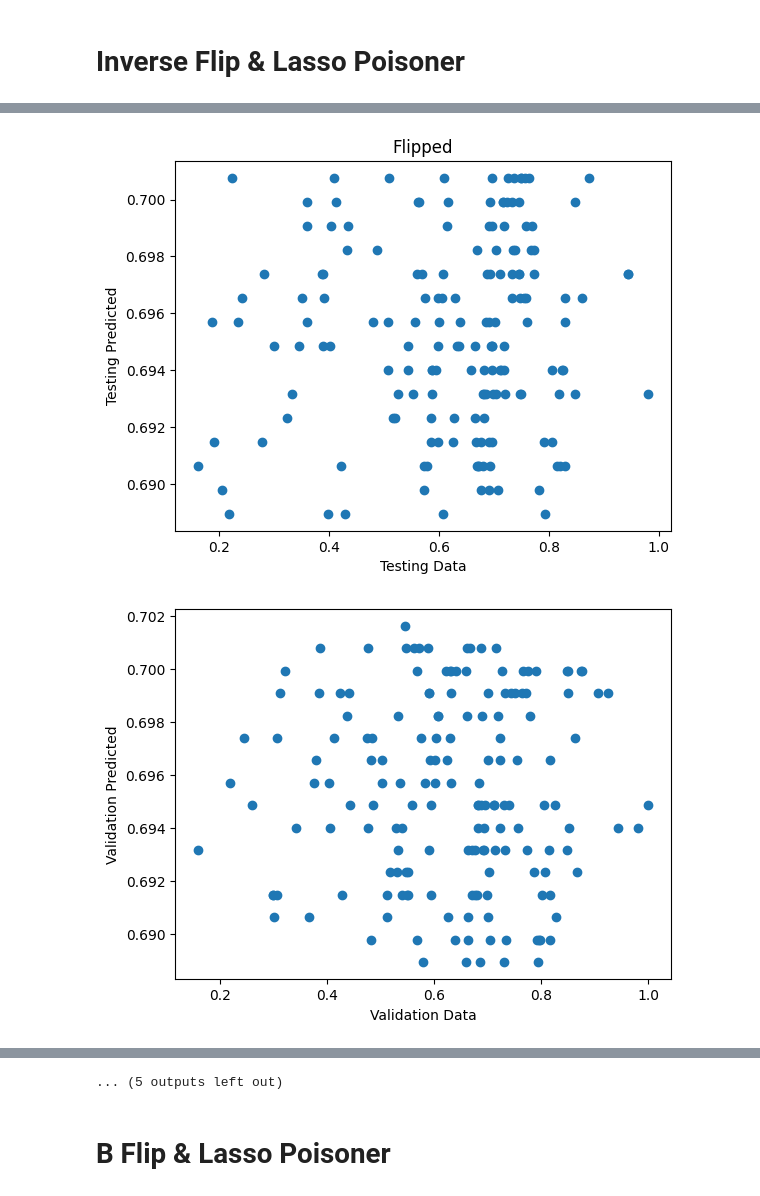
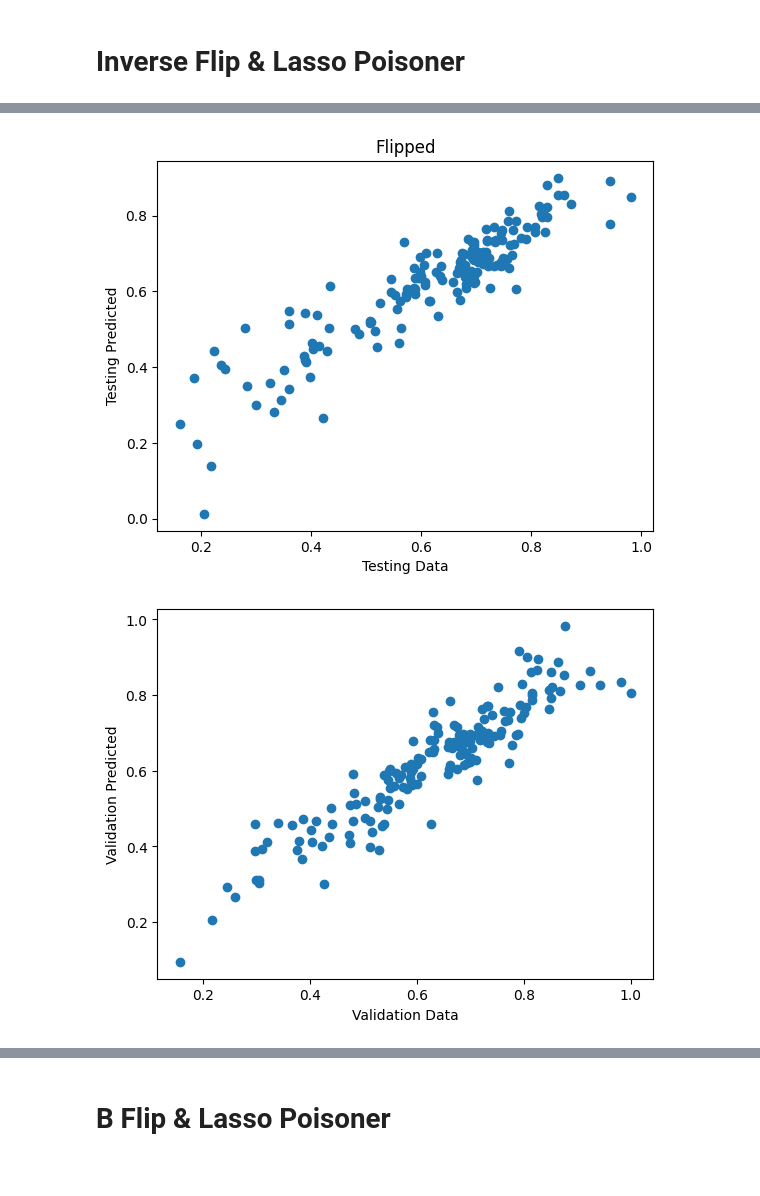
Before and after one commit to wushuoran/COMP0055GroupCW, a Jupyter notebook: ATTACK_lasso.ipynb, the cells around one changed output, grey strips where cells are left out. Cells and saved outputs as stored; diff of their text form; code cells hidden in the pictures.

```diff
--- a/ATTACK_lasso.ipynb
+++ b/ATTACK_lasso.ipynb
@@ -52,12 +52,17 @@ Posion count:  300  Train count:  1319  Test count:  165  Proportion of poisonin
 x_pois, y_pois = flip_data.flip_data.inverse_flip(poi_train_x,poi_train_y,poison_ct)
 
 # define parameters for poisoner
-eta = 0.01 # gradient descent step size (note gradients are normalized)
+eta = 0.1 # gradient descent step size (note gradients are normalized)
 beta = 0.05 # decay rate for line search
 sigma = 0.9 # line search stop condition
 epsilon = 1e-3 # poisoning stop condition
+stop1 = 20
+stop2 = 50
+stop3 = 10
+decrease_rate = 0.5
+
 poiser = gd_poisoner.lasso_poisoner(poi_train_x, poi_train_y, poi_test_x, poi_test_y, poi_val_x, poi_val_y, eta, beta, sigma, epsilon)
-classifier, _ = poiser.learn_model(np.concatenate((poi_train_x, x_pois), axis=0), poi_train_y + y_pois, None)
+classifier, lam = poiser.learn_model(np.concatenate((poi_train_x, x_pois), axis=0), poi_train_y + y_pois, None)
 print("classifier: ", classifier)
 err = poiser.compute_error(classifier,False,False)[0]
 x_pois = np.matrix(x_pois)
@@ -69,7 +74,7 @@ for i in range(5):
     current_x_pois = x_pois[:sample_amt,:]
     current_y_pois = y_pois[:sample_amt]
     # poison data
-    x_pois_result, y_pois_result = poiser.poison_data(current_x_pois, current_y_pois, 20, 50)
+    x_pois_result, y_pois_result = poiser.poison_data(current_x_pois, current_y_pois,stop1, stop2, stop3, decrease_rate)
     print(x_pois_result.shape,poi_train_x.shape)
     x_poised = np.concatenate((poi_train_x,x_pois_result),axis = 0)
     y_poised = poi_train_y + y_pois_result
@@ -79,8 +84,12 @@ for i in range(5):
     print("x_pois_result len: ",len(x_pois_result),", y_pois_result len: ",len(y_pois_result),", x_poised len: ",len(x_poised),", y_poised len: ",len(y_poised))
     print("classifier_poised ",classifier_poised,", classifier2 ",classifier)
     print(" ")
-    err_unpoised = poiser.compute_error(classifier,True,False)
-    err = poiser.compute_error(classifier_poised,True,True)
+    if i != 4:
+        err_unpoised = poiser.compute_error(classifier,False,False)
+        err = poiser.compute_error(classifier_poised,False,False)
+    else:
+        err_unpoised = poiser.compute_error(classifier,True,False)
+        err = poiser.compute_error(classifier_poised,True,True)
 
 print("\nAfter Flipping, Unpoisoned \n Validation MSE: ", err_unpoised[0], "\n Test MSE:", err_unpoised[1])
 print("\nAfter Flipping & Poisoning:\n Validation MSE: ", err[0], "\n Test MSE:", err[1])
@@ -105,2 +114,2 @@ classifier_poised  Lasso(alpha=0.026358673019523503, max_iter=10000, warm_start=
-[figure, old version]
+[figure, new version]
-[figure, old version]
+[figure, new version]
@@ -148,4 +125,3 @@ classifier_poised  Lasso(alpha=0.026358673019523503, max_iter=10000, warm_start=
-... (5 outputs left out)
 # %% [markdown]
 # B Flip & Lasso Poisoner
 # %%
```
Also changed, not shown: parts of 2 cells of this notebook, 5 other files.
